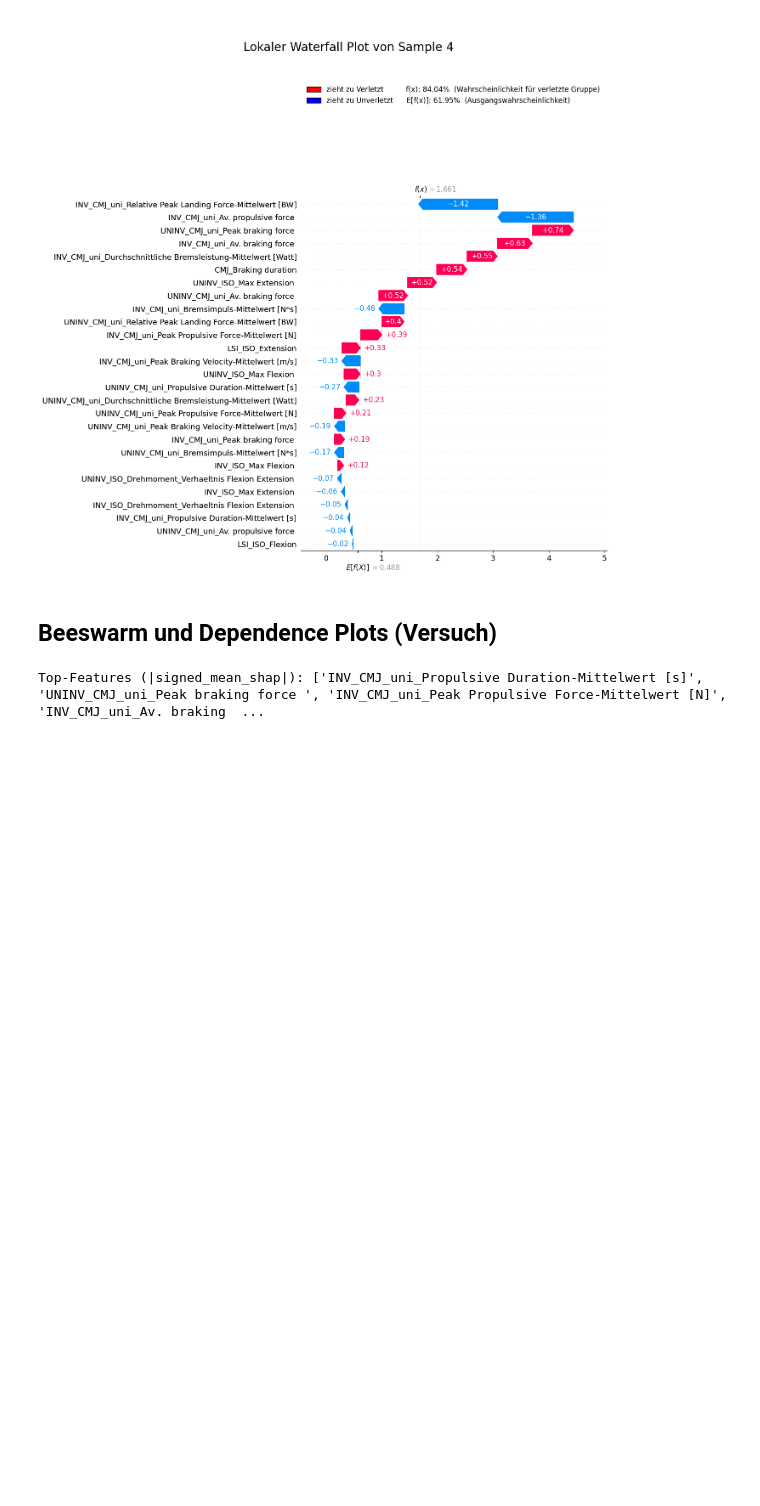
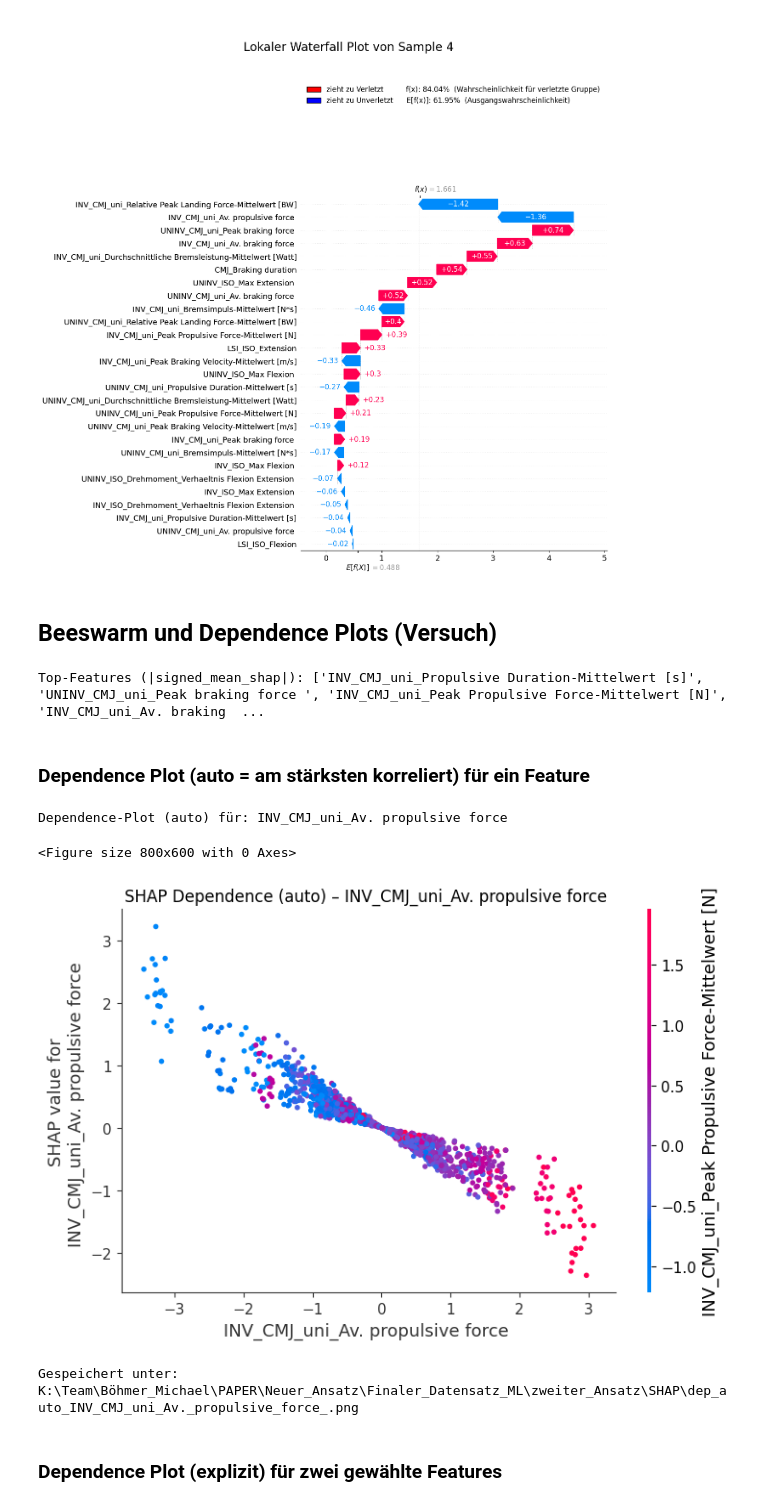
Before and after one commit to michi1308/neuronales_netz_motum, a Jupyter notebook: paper_maestroni_shap_logistische_regression.ipynb, the cells around one changed output. Saved outputs shown, nothing was run; the diff lists cells and outputs as text; code cells hidden in the pictures; blank space fills up the shorter version.

Commit message:
shap_dependence_plot

```diff
--- a/paper_maestroni_shap_logistische_regression.ipynb
+++ b/paper_maestroni_shap_logistische_regression.ipynb
@@ -588,3 +588,51 @@ for i, feat_idx in enumerate(sel_idx):
     plt.close()
 # %% [output]
 Top-Features (|signed_mean_shap|): ['INV_CMJ_uni_Propulsive Duration-Mittelwert [s]', 'UNINV_CMJ_uni_Peak braking force ', 'INV_CMJ_uni_Peak Propulsive Force-Mittelwert [N]', 'INV_CMJ_uni_Av. braking  ...
+# %% [markdown]
+### Dependence Plot (auto = am stärksten korreliert) für ein Feature
+# %%
+import os
+import matplotlib.pyplot as plt
+import shap
+
+def plot_dependence_auto(feature_name, shap_stack, X_stack, features, out_dir):
+    """Dependence Plot mit auto-Interaktion für ein Feature."""
+    name_to_idx = {n: i for i, n in enumerate(features)}
+    if feature_name not in name_to_idx:
+        raise ValueError(f"Feature {feature_name} nicht gefunden.")
+    f_idx = name_to_idx[feature_name]
+
+    os.makedirs(out_dir, exist_ok=True)
+    print(f"Dependence-Plot (auto) für: {feature_name}")
+
+    plt.figure(figsize=(8, 6))
+    shap.dependence_plot(
+        ind=f_idx,
+        shap_values=shap_stack,
+        features=X_stack,
+        feature_names=features,
+        interaction_index='auto',
+        show=False
+    )
+    plt.title(f"SHAP Dependence (auto) – {feature_name}")
+    plt.tight_layout()
+    out_path = os.path.join(out_dir, f"dep_auto_{feature_name.replace(' ','_')}.png")
+    plt.savefig(out_path, dpi=300, bbox_inches="tight")
+    plt.show()
+    plt.close()
+
+    print("Gespeichert unter:", out_path)
+
+
+if __name__ == "__main__":
+    out_dir = r"K:\Team\Böhmer_Michael\PAPER\Neuer_Ansatz\Finaler_Datensatz_ML\zweiter_Ansatz\SHAP"
+    feature_name = "INV_CMJ_uni_Av. propulsive force "
+
+    plot_dependence_auto(feature_name, shap_stack, X_stack, features, out_dir)
+# %% [output]
+Dependence-Plot (auto) für: INV_CMJ_uni_Av. propulsive force
+<Figure size 800x600 with 0 Axes>
+[figure, added]
+Gespeichert unter: K:\Team\Böhmer_Michael\PAPER\Neuer_Ansatz\Finaler_Datensatz_ML\zweiter_Ansatz\SHAP\dep_auto_INV_CMJ_uni_Av._propulsive_force_.png
+# %% [markdown]
+### Dependence Plot (explizit) für zwei gewählte Features
```
Also changed, not shown: parts of 1 cell of this notebook.
